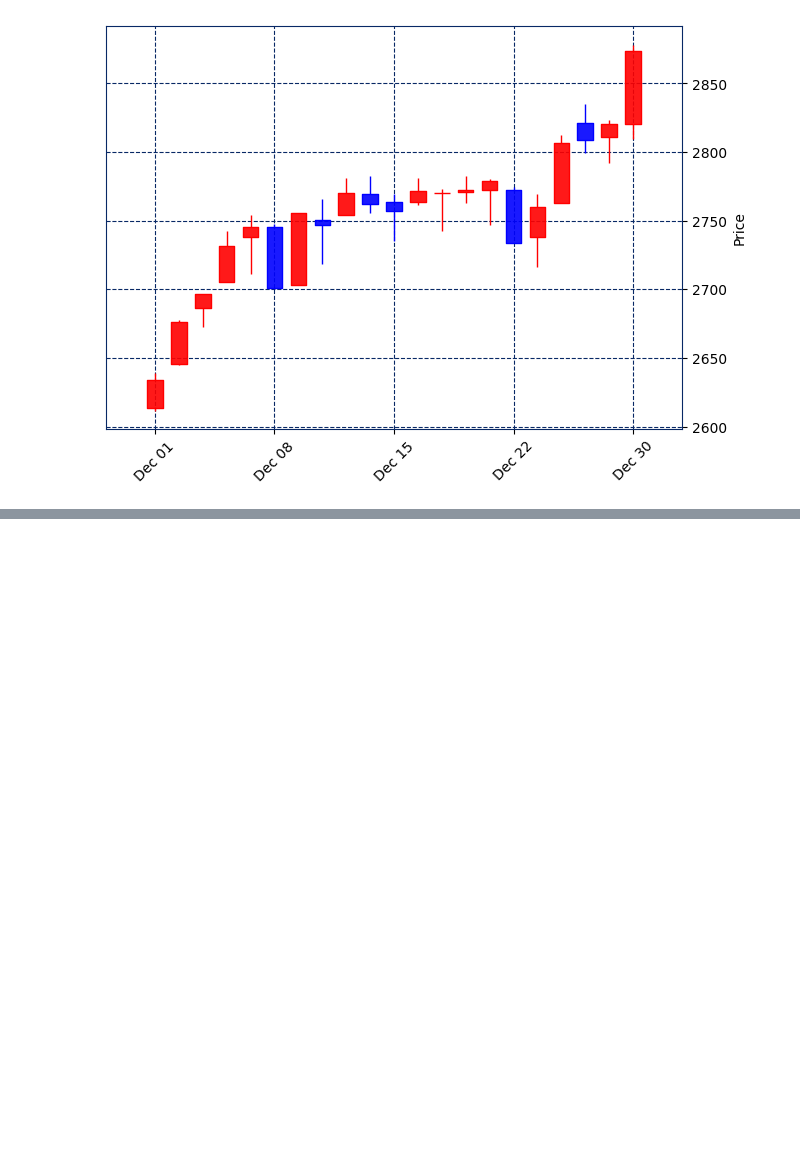
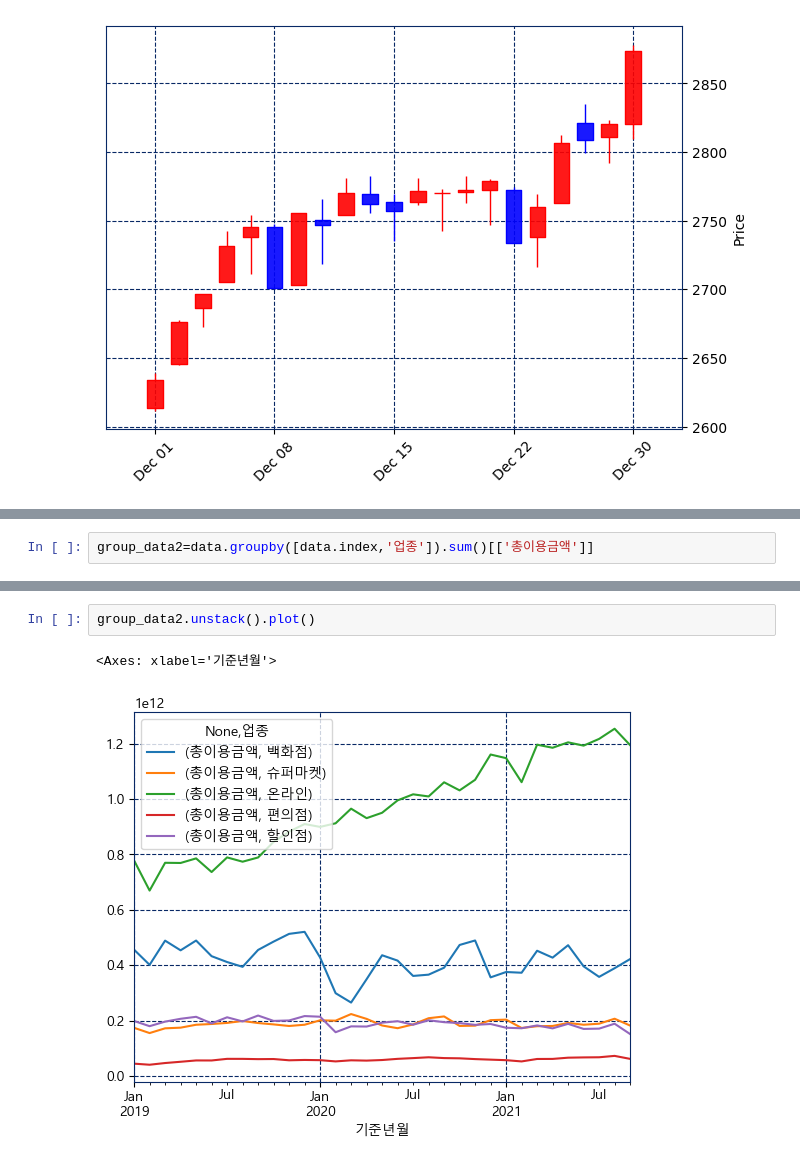
Before and after one commit to youngsang114/python-work, a Jupyter notebook: 230425/18_matplotlib.ipynb, the cells around one changed output, grey strips where cells are left out. Cells and saved outputs as stored; diff of their text form; blank space fills up the shorter version.

```diff
--- a/230425/18_matplotlib.ipynb
+++ b/230425/18_matplotlib.ipynb
@@ -221,0 +332,2 @@ mpf.plot(data=kospi.loc['2020-12'],type='candle',style=stlye)
+# %%
+group_data2=data.groupby([data.index,'업종']).sum()[['총이용금액']]
@@ -221,0 +351,5 @@ mpf.plot(data=kospi.loc['2020-12'],type='candle',style=stlye)
+# %%
+group_data2.unstack().plot()
+# %% [output]
+<Axes: xlabel='기준년월'>
+[figure, added]
```
Also changed, not shown: parts of 25 cells of this notebook.
